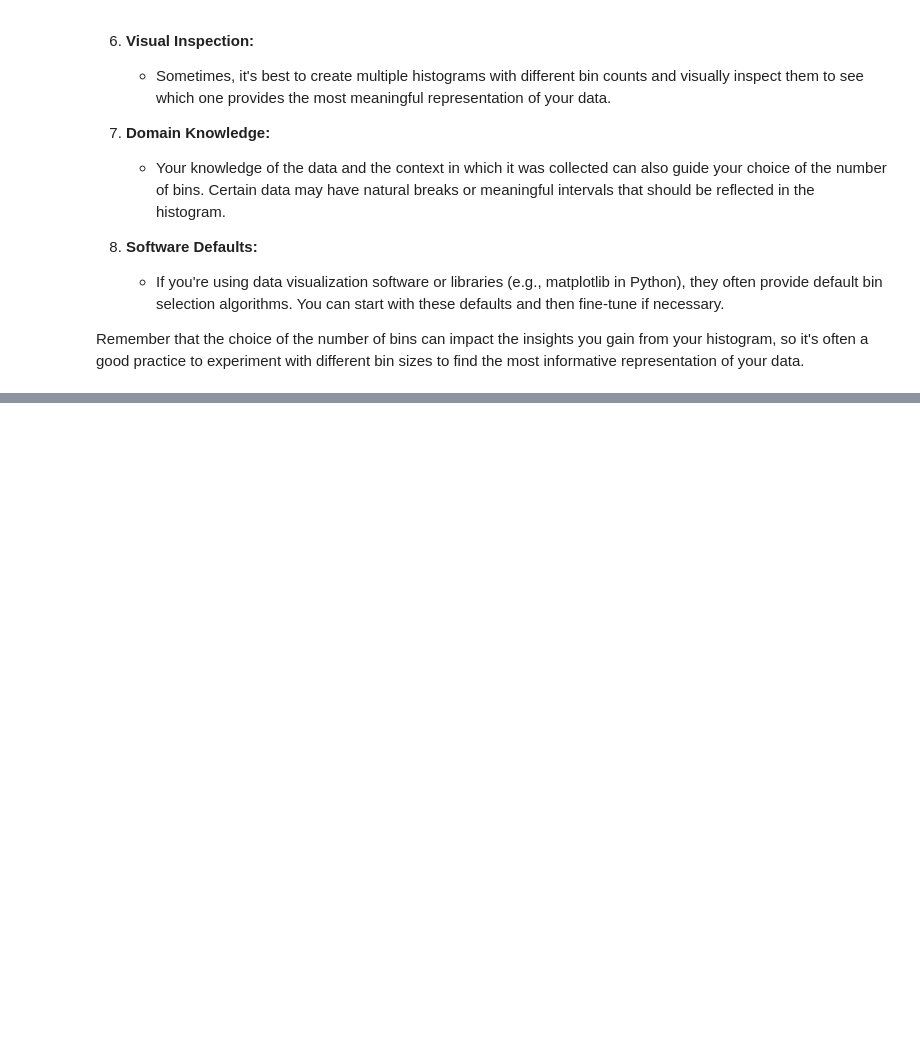
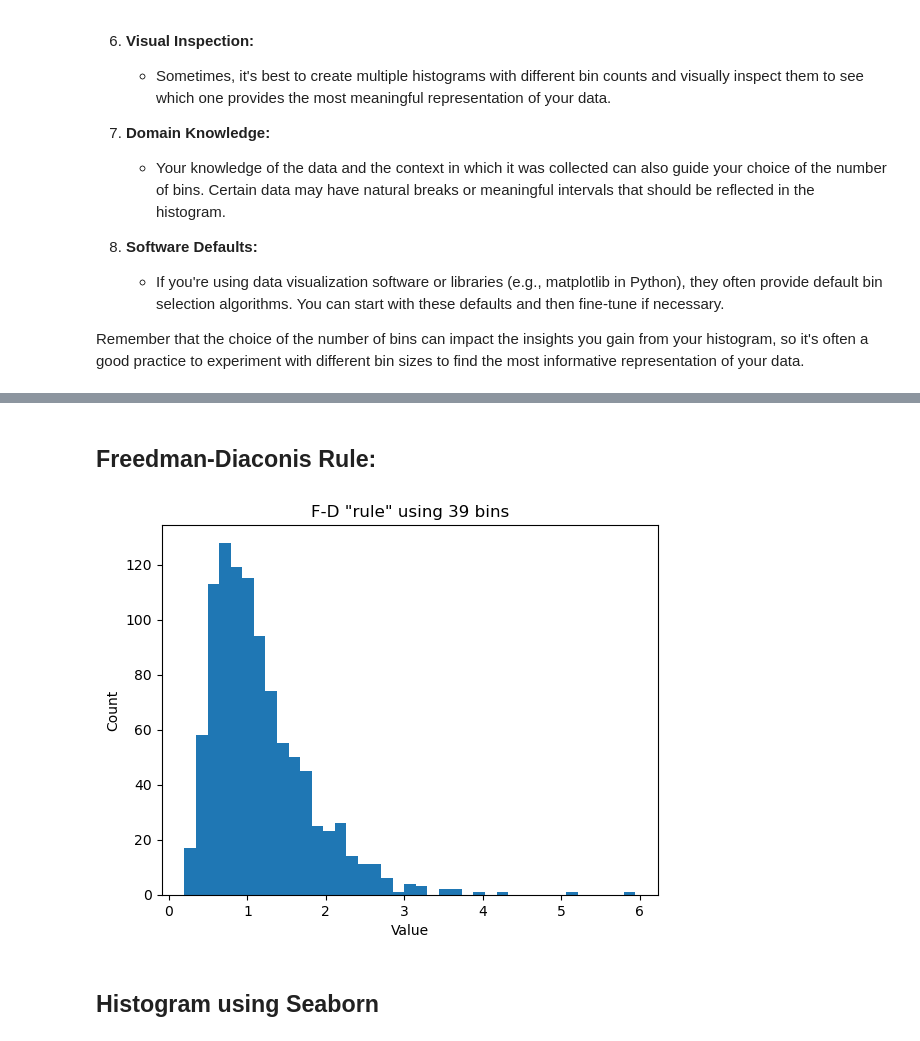
Before and after one commit to MahbubHossainFaisal/Data-Science, a Jupyter notebook: Statistics/Codes/11_Calculate_Bin_size_in_histogram.ipynb, the cells around one changed output, grey strips where cells are left out. Cells and saved outputs as stored; diff of their text form; code cells hidden in the pictures; blank space fills up the shorter version.

```diff
--- a/Statistics/Codes/11_Calculate_Bin_size_in_histogram.ipynb
+++ b/Statistics/Codes/11_Calculate_Bin_size_in_histogram.ipynb
@@ -48,0 +68,16 @@ Remember that the choice of the number of bins can impact the insights you gain
+# %% [markdown]
+## Freedman-Diaconis Rule:
+# %%
+r = 2*stats.iqr(data)*n**(-1/3)
+b = np.ceil((max(data)-min(data))/r)
+
+plt.hist(data,int(b))
+
+plt.xlabel('Value')
+plt.ylabel('Count')
+plt.title('F-D "rule" using %g bins'%b)
+plt.show()
+# %% [output]
+[figure, added]
+# %% [markdown]
+## Histogram using Seaborn
```
Also changed, not shown: parts of 6 cells of this notebook.
